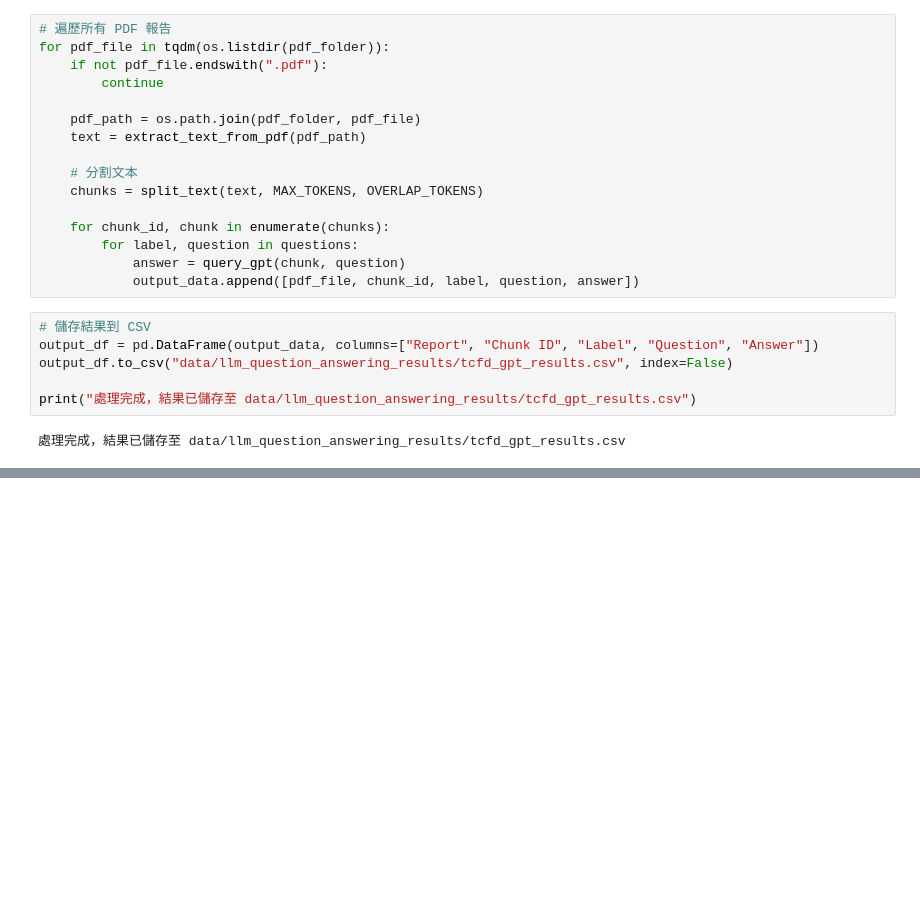
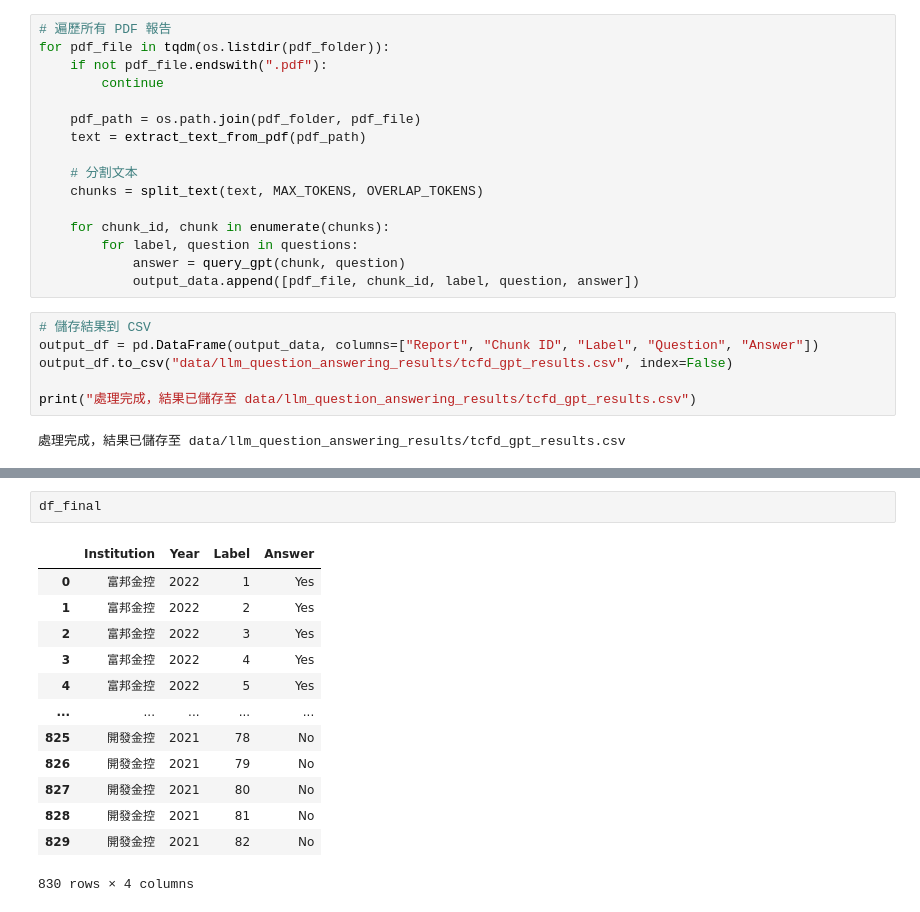
Before and after one commit to Mattis3858/rag_for_tcfd_reports, a Jupyter notebook: llm_question_answering.ipynb, the cells around one changed output, grey strips where cells are left out. Cells and saved outputs as stored; diff of their text form; blank space fills up the shorter version.

```diff
--- a/llm_question_answering.ipynb
+++ b/llm_question_answering.ipynb
@@ -139,0 +167,16 @@ print("處理完成，結果已儲存至 data/llm_question_answering_results/tcf
+# %%
+df_final
+# %% [output]
+|  | Institution | Year | Label | Answer |
+| 0 | 富邦金控 | 2022 | 1 | Yes |
+| 1 | 富邦金控 | 2022 | 2 | Yes |
+| 2 | 富邦金控 | 2022 | 3 | Yes |
+| 3 | 富邦金控 | 2022 | 4 | Yes |
+| 4 | 富邦金控 | 2022 | 5 | Yes |
+| ... | ... | ... | ... | ... |
+| 825 | 開發金控 | 2021 | 78 | No |
+| 826 | 開發金控 | 2021 | 79 | No |
+| 827 | 開發金控 | 2021 | 80 | No |
+| 828 | 開發金控 | 2021 | 81 | No |
+| 829 | 開發金控 | 2021 | 82 | No |
+830 rows × 4 columns
```
Also changed, not shown: parts of 12 cells of this notebook, 1 other file.
